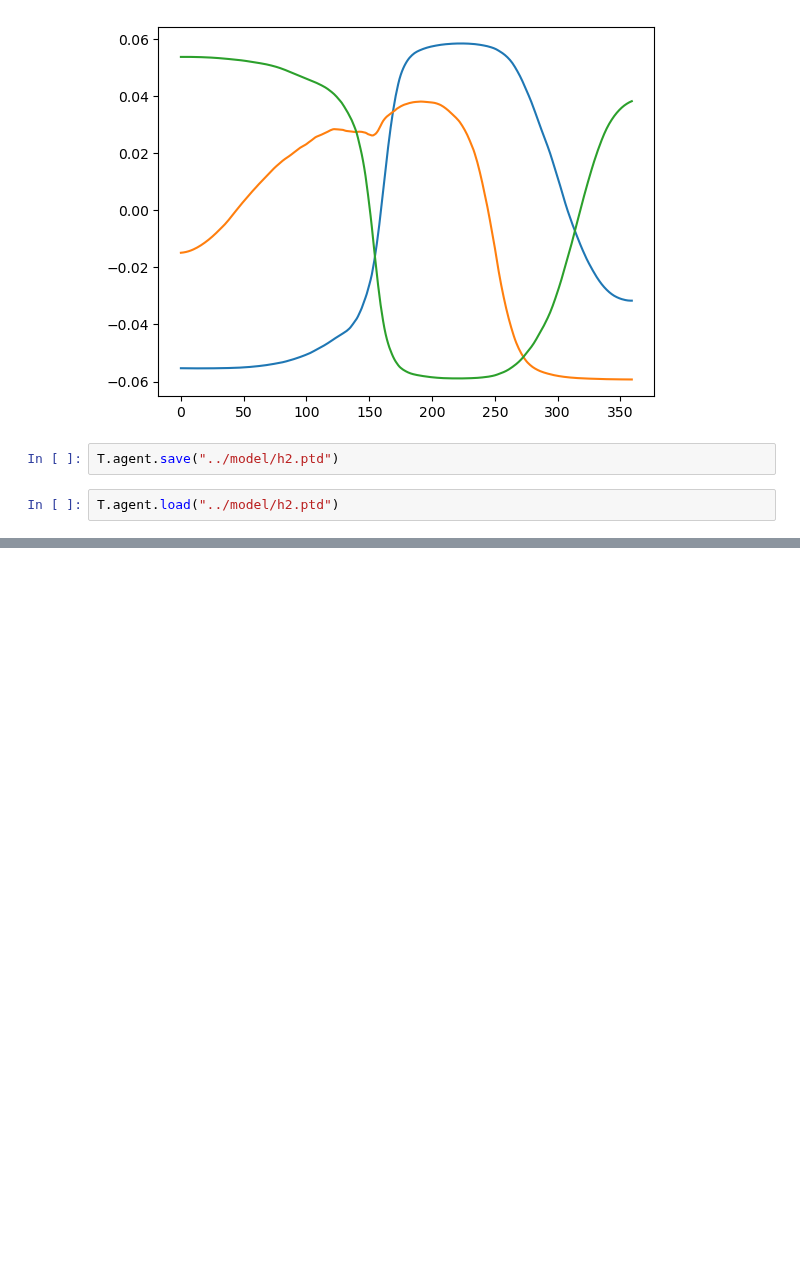
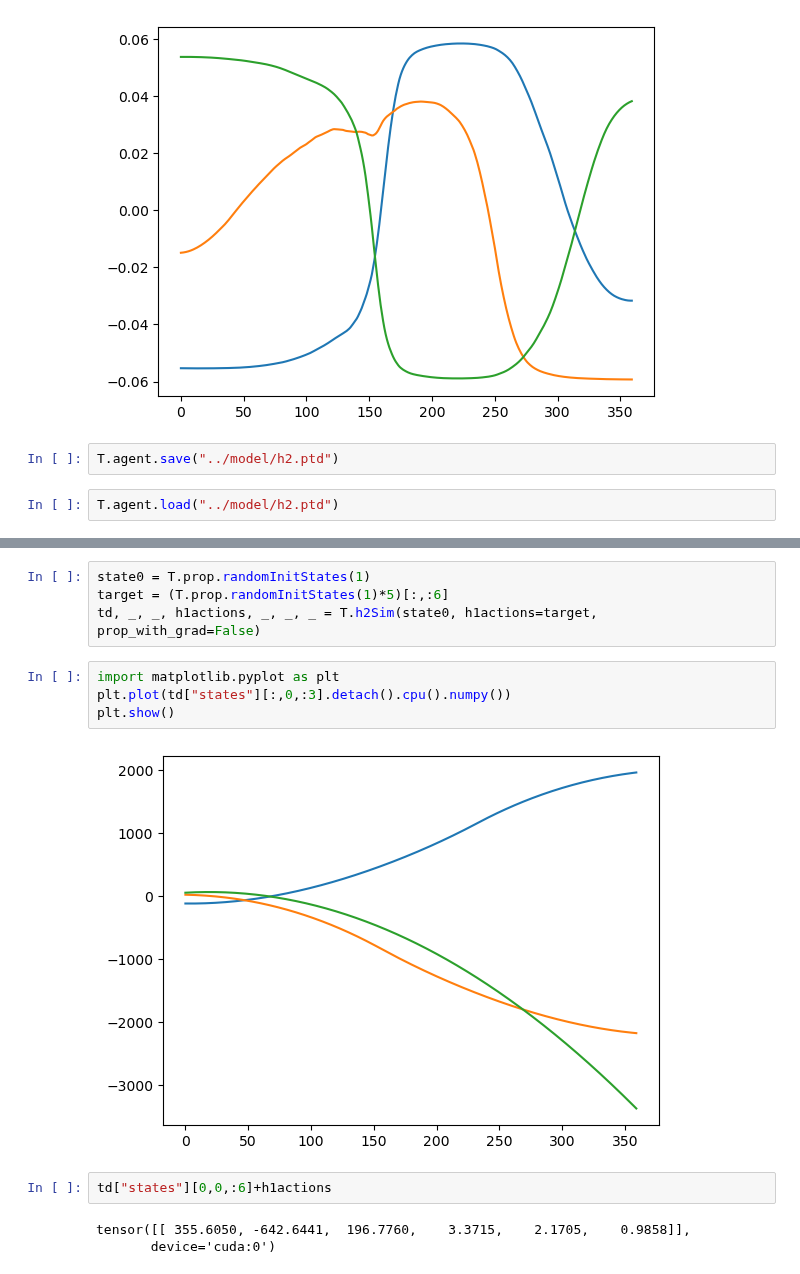
Before and after one commit to liziyao99/multi-debris-avoidance, a Jupyter notebook: H2Test.ipynb, the cells around one changed output, grey strips where cells are left out. Saved outputs shown, nothing was run; the diff lists cells and outputs as text; blank space fills up the shorter version.

```diff
--- a/H2Test.ipynb
+++ b/H2Test.ipynb
@@ -188,0 +253,15 @@ T.agent.load("../model/h2.ptd")
+# %%
+state0 = T.prop.randomInitStates(1)
+target = (T.prop.randomInitStates(1)*5)[:,:6]
+td, _, _, h1actions, _, _, _ = T.h2Sim(state0, h1actions=target, prop_with_grad=False)
+# %%
+import matplotlib.pyplot as plt
+plt.plot(td["states"][:,0,:3].detach().cpu().numpy())
+plt.show()
+# %% [output]
+[figure, added]
+# %%
+td["states"][0,0,:6]+h1actions
+# %% [output]
+tensor([[ 355.6050, -642.6441,  196.7760,    3.3715,    2.1705,    0.9858]],
+       device='cuda:0')
```
Also changed, not shown: parts of 52 cells of this notebook, 12 other files.
